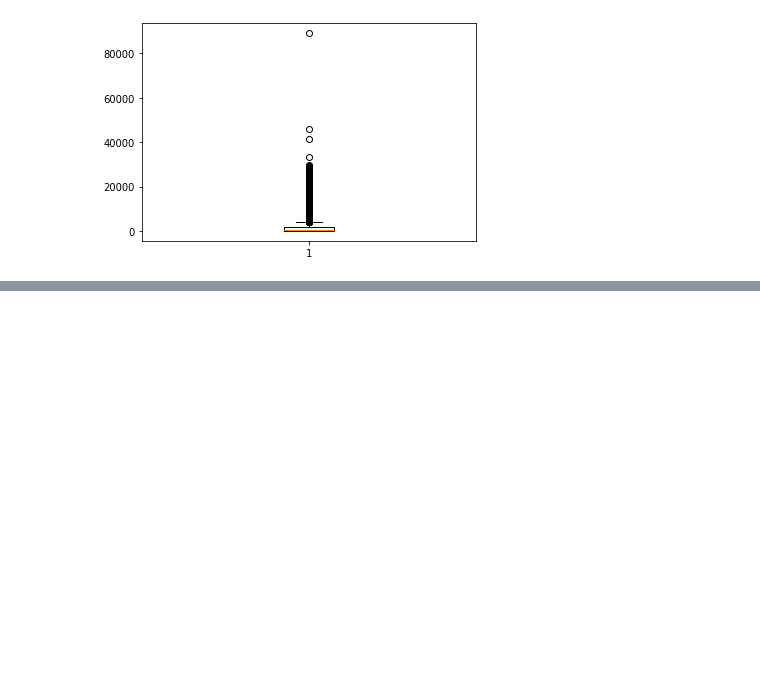
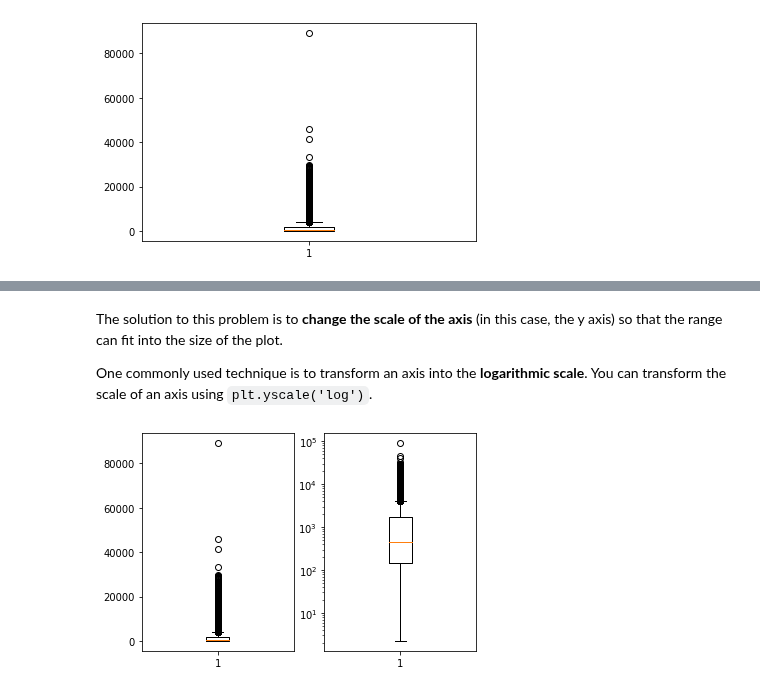
Before and after one commit to R-aryan/Machine_Learning_Crash_Course, a Jupyter notebook: Data Visualization/Matplotlib_Introduction.ipynb, the cells around one changed output, grey strips where cells are left out. Saved outputs shown, nothing was run; the diff lists cells and outputs as text; code cells hidden in the pictures; blank space fills up the shorter version.

````diff
--- a/Data Visualization/Matplotlib_Introduction.ipynb
+++ b/Data Visualization/Matplotlib_Introduction.ipynb
@@ -190,0 +206,18 @@ plt.show()
+# %% [markdown]
+The solution to this problem is to **change the scale of the axis** (in this case, the y axis) so that the range can fit into the size of the plot.
+
+
+One commonly used technique is to transform an axis into the **logarithmic scale**. You can transform the scale of an axis using ```plt.yscale('log')```.
+# %%
+# Usual (linear) scale subplot
+plt.subplot(1, 2, 1)
+plt.boxplot(df['Sales'])
+
+
+# log scale subplot
+plt.subplot(1, 2, 2)
+plt.boxplot(df['Sales'])
+plt.yscale('log')
+plt.show()
+# %% [output]
+[figure, added]
````
Also changed, not shown: parts of 2 cells of this notebook.
